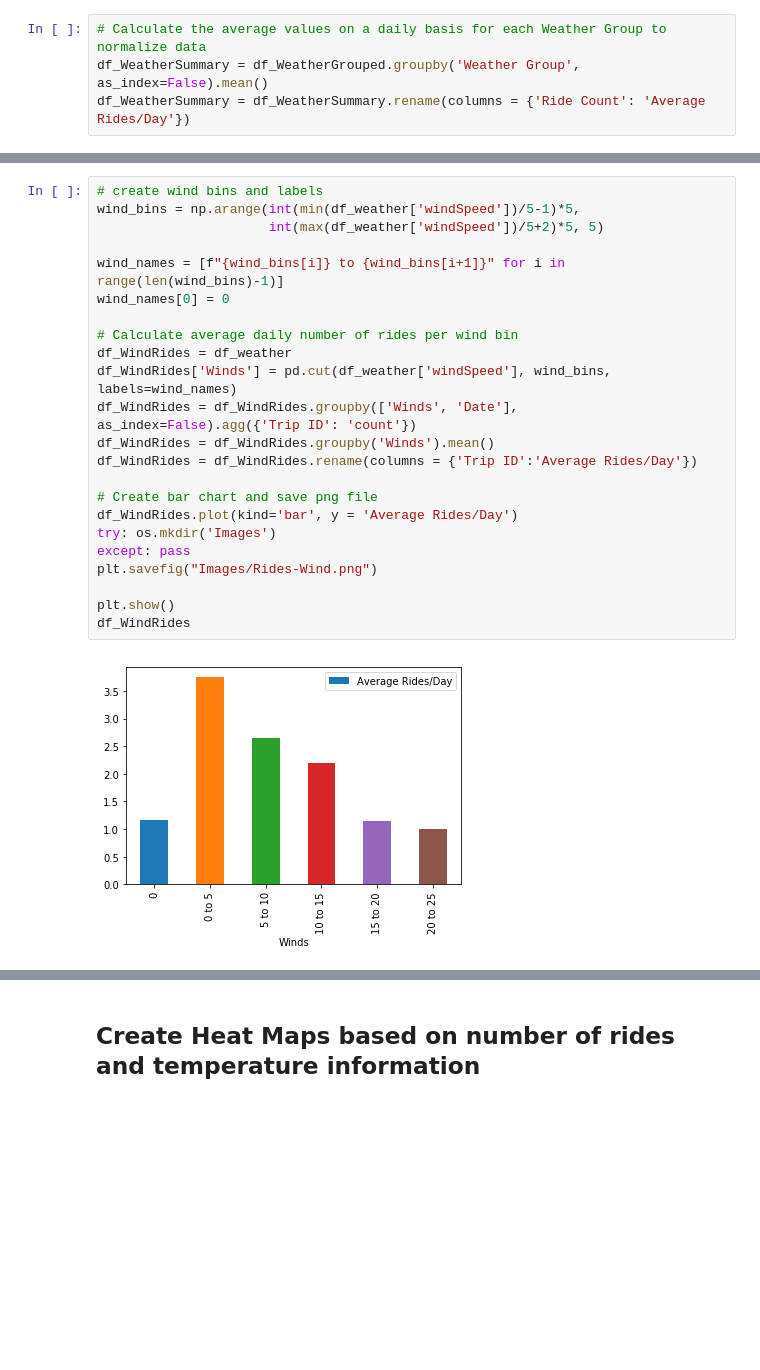
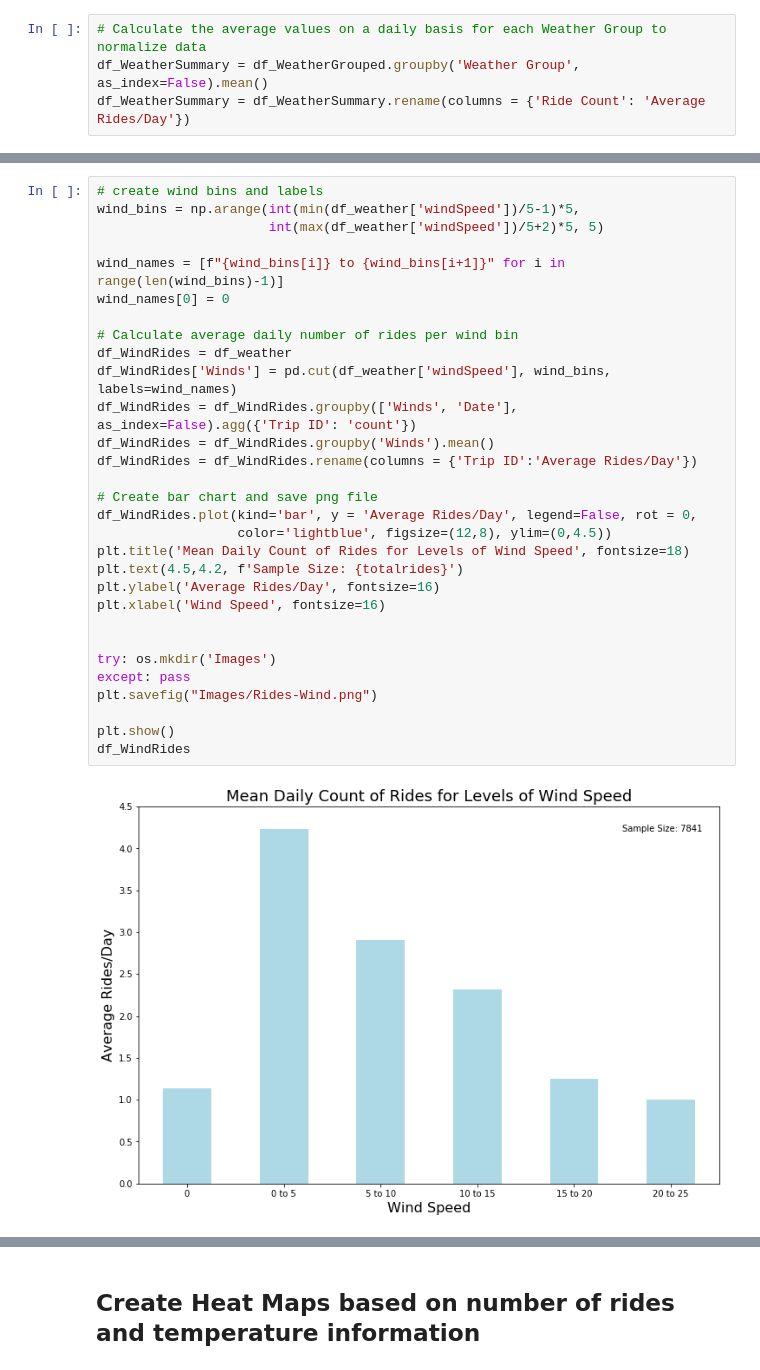
Before and after one commit to peterjorphan/07-project_one, a Jupyter notebook: Data Analysis.ipynb, the cells around one changed output, grey strips where cells are left out. Drawn from its saved outputs; the diff is of its cells as text; blank space fills up the shorter version.

```diff
--- a/Data Analysis.ipynb
+++ b/Data Analysis.ipynb
@@ -147,27 +161,34 @@ df_PreRides
 # %%
 # create wind bins and labels
 wind_bins = np.arange(int(min(df_weather['windSpeed'])/5-1)*5,
                       int(max(df_weather['windSpeed'])/5+2)*5, 5)
 
 wind_names = [f"{wind_bins[i]} to {wind_bins[i+1]}" for i in range(len(wind_bins)-1)]
 wind_names[0] = 0
 
 # Calculate average daily number of rides per wind bin
 df_WindRides = df_weather
 df_WindRides['Winds'] = pd.cut(df_weather['windSpeed'], wind_bins, labels=wind_names)
 df_WindRides = df_WindRides.groupby(['Winds', 'Date'], as_index=False).agg({'Trip ID': 'count'})
 df_WindRides = df_WindRides.groupby('Winds').mean()
 df_WindRides = df_WindRides.rename(columns = {'Trip ID':'Average Rides/Day'})
 
 # Create bar chart and save png file
-df_WindRides.plot(kind='bar', y = 'Average Rides/Day')
+df_WindRides.plot(kind='bar', y = 'Average Rides/Day', legend=False, rot = 0,
+                  color='lightblue', figsize=(12,8), ylim=(0,4.5))
+plt.title('Mean Daily Count of Rides for Levels of Wind Speed', fontsize=18)
+plt.text(4.5,4.2, f'Sample Size: {totalrides}')
+plt.ylabel('Average Rides/Day', fontsize=16)
+plt.xlabel('Wind Speed', fontsize=16)
+
+
 try: os.mkdir('Images')
 except: pass
 plt.savefig("Images/Rides-Wind.png")
 
 plt.show()
 df_WindRides
 # %% [output]
-[figure, old version]
+[figure, new version]
 |  | Average Rides/Day |
 | Winds |  |
```
Also changed, not shown: parts of 4 cells of this notebook, 4 other files.
